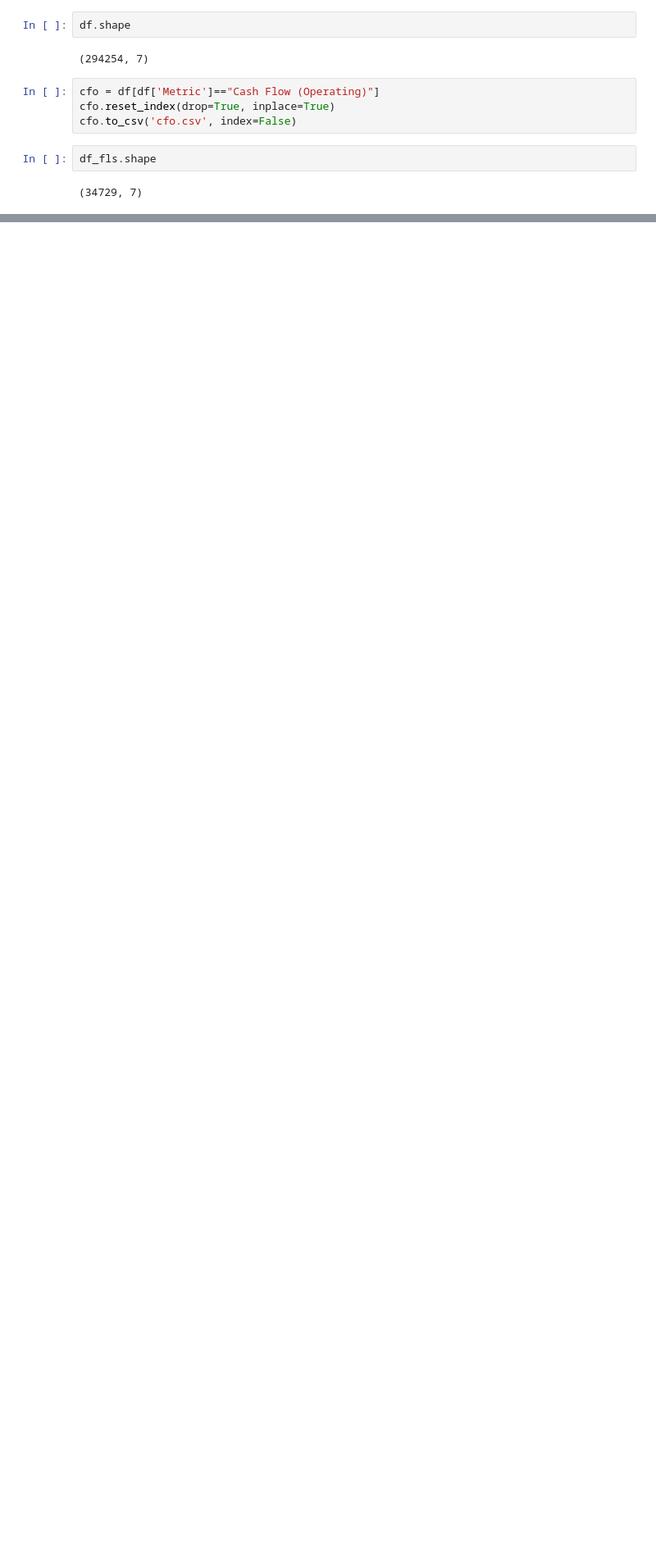
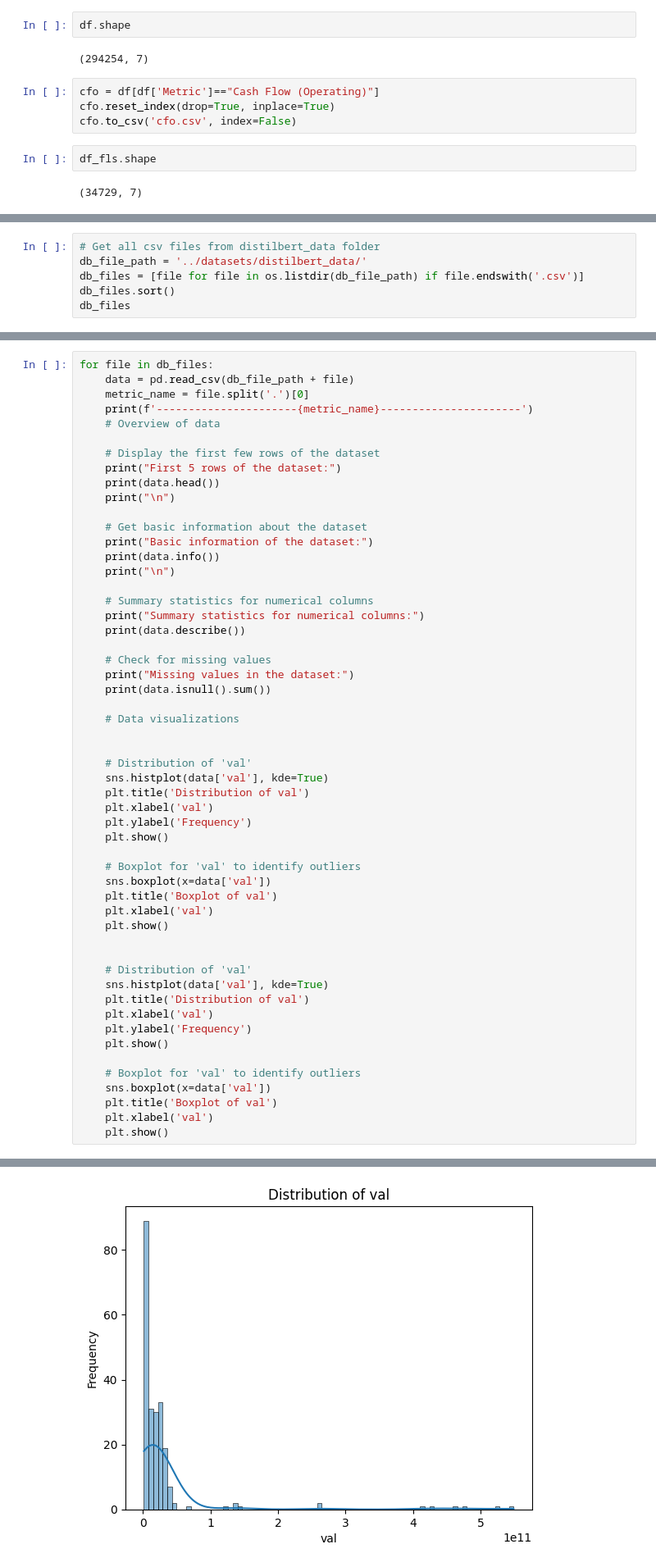
Before and after one commit to nkhanhle23/thesis, a Jupyter notebook: notebooks/eda.ipynb, the cells around one changed output, grey strips where cells are left out. Shown at 82% size. Saved outputs shown, nothing was run; the diff lists cells and outputs as text; blank space fills up the shorter version.

Commit message:
Updated data analysis

```diff
--- a/notebooks/eda.ipynb
+++ b/notebooks/eda.ipynb
@@ -168,0 +407,6 @@ df_fls.shape
+# %%
+# Get all csv files from distilbert_data folder
+db_file_path = '../datasets/distilbert_data/'
+db_files = [file for file in os.listdir(db_file_path) if file.endswith('.csv')]
+db_files.sort()
+db_files
@@ -168,0 +433,55 @@ df_fls.shape
+# %%
+for file in db_files:
+    data = pd.read_csv(db_file_path + file)
+    metric_name = file.split('.')[0]
+    print(f'----------------------{metric_name}----------------------')
+    # Overview of data
+
+    # Display the first few rows of the dataset
+    print("First 5 rows of the dataset:")
+    print(data.head())
+    print("\n")
+
+    # Get basic information about the dataset
+    print("Basic information of the dataset:")
+    print(data.info())
+    print("\n")
+
+    # Summary statistics for numerical columns
+    print("Summary statistics for numerical columns:")
+    print(data.describe())
+
+    # Check for missing values
+    print("Missing values in the dataset:")
+    print(data.isnull().sum())
+
+    # Data visualizations
+
+
+    # Distribution of 'val'
+    sns.histplot(data['val'], kde=True)
+    plt.title('Distribution of val')
+    plt.xlabel('val')
+    plt.ylabel('Frequency')
+    plt.show()
+
+    # Boxplot for 'val' to identify outliers
+    sns.boxplot(x=data['val'])
+    plt.title('Boxplot of val')
+    plt.xlabel('val')
+    plt.show()
+
+
+    # Distribution of 'val'
+    sns.histplot(data['val'], kde=True)
+    plt.title('Distribution of val')
+    plt.xlabel('val')
+    plt.ylabel('Frequency')
+    plt.show()
+
+    # Boxplot for 'val' to identify outliers
+    sns.boxplot(x=data['val'])
+    plt.title('Boxplot of val')
+    plt.xlabel('val')
+    plt.show()
+# %% [output]
@@ -168,0 +505 @@ df_fls.shape
+[figure, added]
```
Also changed, not shown: parts of 22 cells of this notebook, 2 other files.
